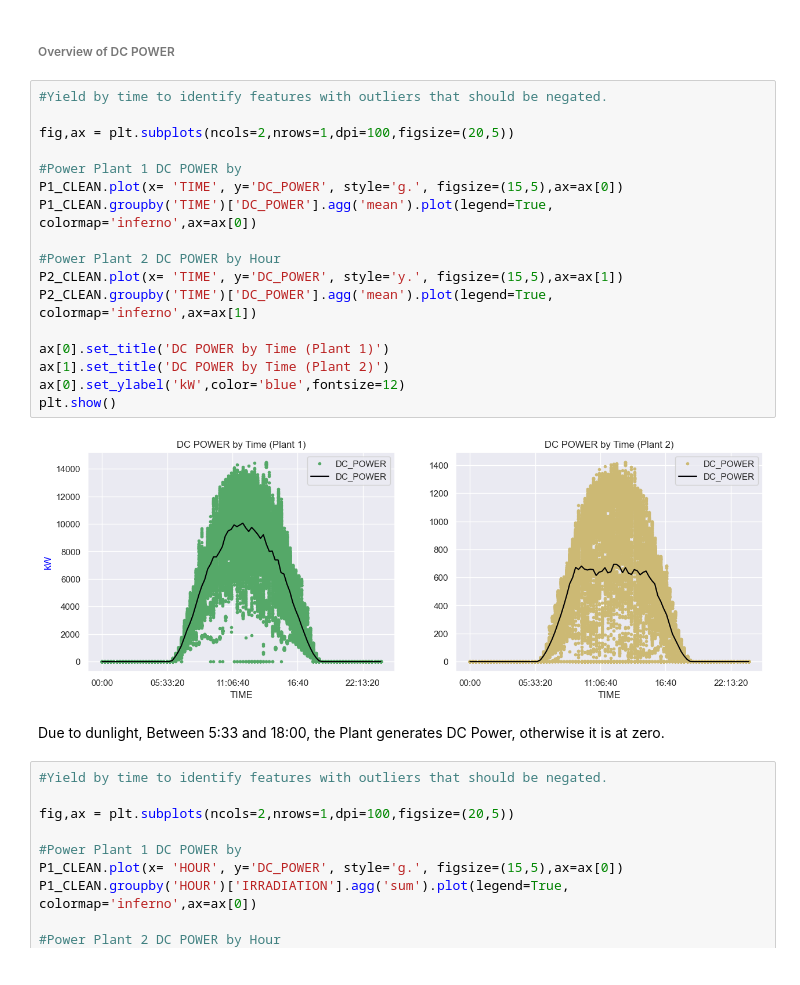
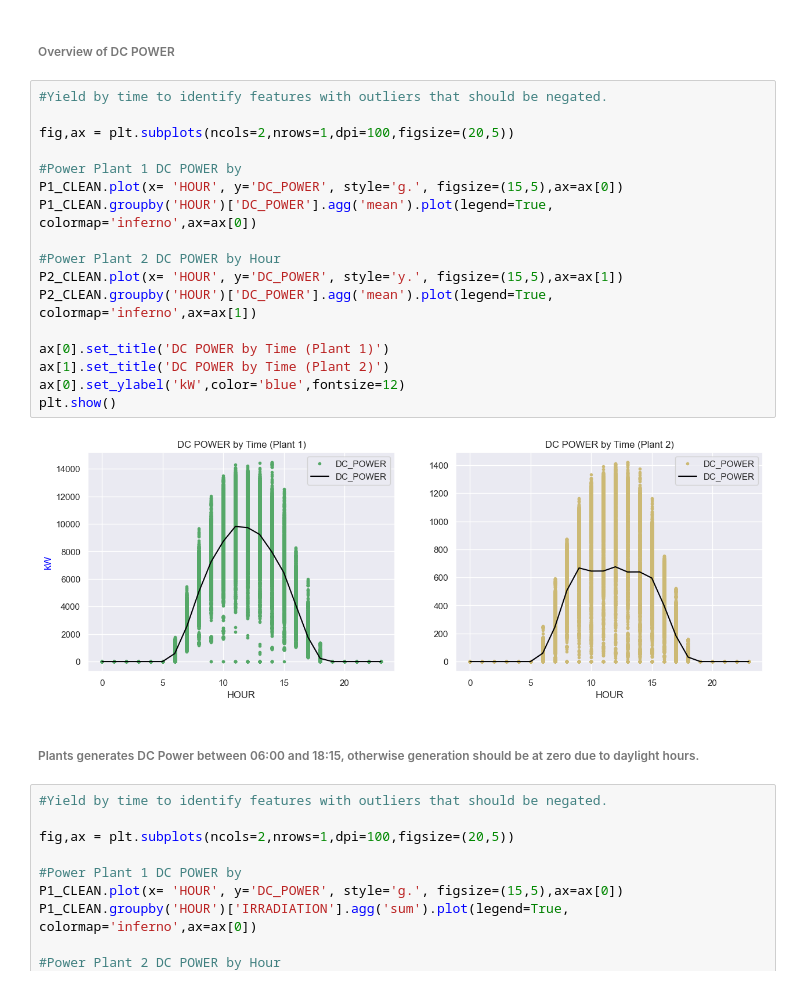
Before and after one commit to dohnjawson88/Solar-Energy-Analysis-C2, a Jupyter notebook: code/Capstone 2_ Data Wrangling.ipynb, the cells around one changed output. Cells and saved outputs as stored; diff of their text form.

```diff
--- a/code/Capstone 2_ Data Wrangling.ipynb
+++ b/code/Capstone 2_ Data Wrangling.ipynb
@@ -784,24 +757,24 @@ Name: DATE, dtype: datetime64[ns]
 # %%
 #Yield by time to identify features with outliers that should be negated.
 
 fig,ax = plt.subplots(ncols=2,nrows=1,dpi=100,figsize=(20,5))
 
 #Power Plant 1 DC POWER by
-P1_CLEAN.plot(x= 'TIME', y='DC_POWER', style='g.', figsize=(15,5),ax=ax[0])
-P1_CLEAN.groupby('TIME')['DC_POWER'].agg('mean').plot(legend=True, colormap='inferno',ax=ax[0])
+P1_CLEAN.plot(x= 'HOUR', y='DC_POWER', style='g.', figsize=(15,5),ax=ax[0])
+P1_CLEAN.groupby('HOUR')['DC_POWER'].agg('mean').plot(legend=True, colormap='inferno',ax=ax[0])
 
 #Power Plant 2 DC POWER by Hour
-P2_CLEAN.plot(x= 'TIME', y='DC_POWER', style='y.', figsize=(15,5),ax=ax[1])
-P2_CLEAN.groupby('TIME')['DC_POWER'].agg('mean').plot(legend=True, colormap='inferno',ax=ax[1])
+P2_CLEAN.plot(x= 'HOUR', y='DC_POWER', style='y.', figsize=(15,5),ax=ax[1])
+P2_CLEAN.groupby('HOUR')['DC_POWER'].agg('mean').plot(legend=True, colormap='inferno',ax=ax[1])
 
 ax[0].set_title('DC POWER by Time (Plant 1)')
 ax[1].set_title('DC POWER by Time (Plant 2)')
 ax[0].set_ylabel('kW',color='blue',fontsize=12)
 plt.show()
 # %% [output]
-[figure, old version]
+[figure, new version]
-# %% [markdown]
-Due to dunlight, Between 5:33 and 18:00, the Plant generates DC Power, otherwise it is at zero.
+# %% [markdown]
+###### Plants generates DC Power between 06:00 and 18:15, otherwise generation should be at zero due to daylight hours.
 # %%
 #Yield by time to identify features with outliers that should be negated.
 
```
Also changed, not shown: parts of 56 cells of this notebook, 2 other files.
